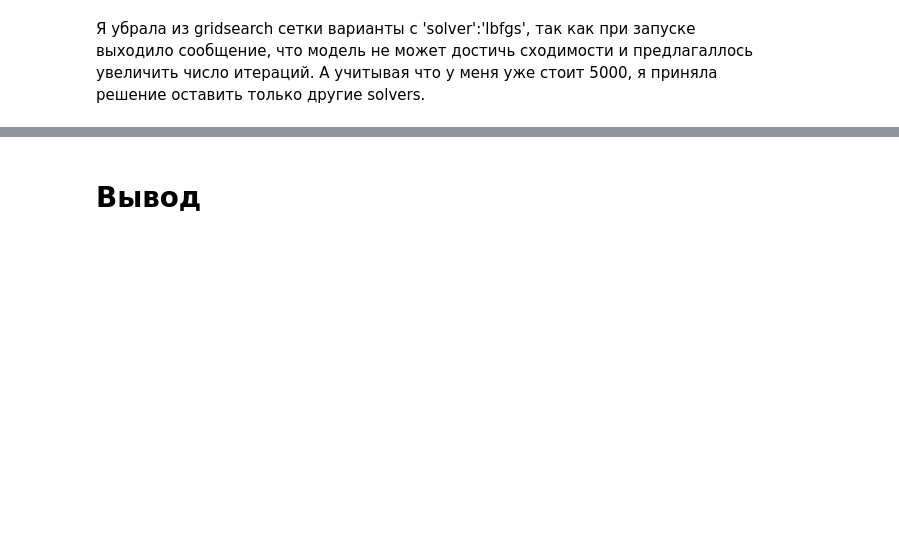
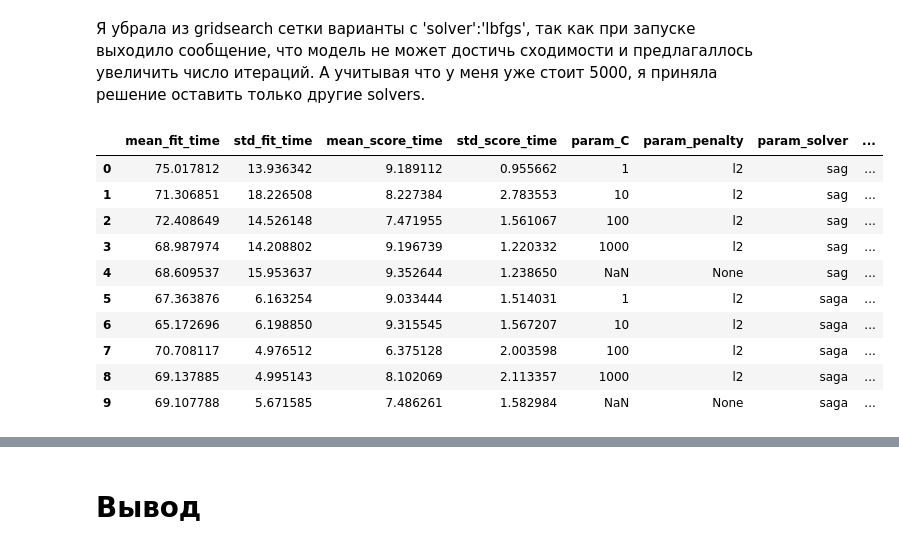
Before and after one commit to AV-BOLT/Masterskaya_2, a Jupyter notebook: Notebooks/determine_langlevel_by_subs.ipynb, the cells around one changed output, grey strips where cells are left out. Drawn from its saved outputs; the diff is of its cells as text; code cells hidden in the pictures; blank space fills up the shorter version.

Commit message:
поменяла параметры cv_grid(оставила только 2 solvers, добавила промежуточный этап поиска лучшего solver, проверила итоговую модель с лучшими гиперпараметрами на кроссвалидации)

```diff
--- a/Notebooks/determine_langlevel_by_subs.ipynb
+++ b/Notebooks/determine_langlevel_by_subs.ipynb
@@ -854,0 +840,11 @@ Accuracy: %.3f (%.3f) (0.7943223443223443, 0.09100205323761439)
+# %%
+solvers = ['lbfgs','newton-cg','sag', 'saga']
+# %%
+# выполнялась 11 мин
+for solver in solvers:
+  model.solver = solver
+  scores = cross_val_score(model,
+                          X_train,
+                          y_train,
+                          cv = 5)
+  print(f'''{solver} {mean(scores)}''')
@@ -855,13 +858,10 @@ Accuracy: %.3f (%.3f) (0.7943223443223443, 0.09100205323761439)
 # %%
 # сетка для поиска параметров
 param_grid = [
-  #{'solver':['lbfgs'], 'penalty':['l2'], 'C': [1, 10, 100, 1000], 'max_iter': [2000, 3000, 4000, 5000]},
- # {'solver':['lbfgs'], 'penalty':['none']},
-  {'solver':['newton-cg'], 'penalty':['l2'],'C':[1, 10, 100, 1000],'max_iter': [2000, 3000, 4000, 5000]},
-  {'solver':[ 'sag'], 'penalty':['l2'], 'C': [1, 10, 100, 1000],'max_iter': [2000, 3000, 4000, 5000]},
-  {'solver':[ 'sag'], 'penalty': [None],'max_iter': [2000, 3000, 4000, 5000]},
-  {'solver':[ 'saga'], 'penalty':['l2'], 'C': [1, 10, 100, 1000],'max_iter': [2000, 3000, 4000, 5000]},
-  {'solver':[ 'saga'], 'penalty': [None],'max_iter': [2000, 3000, 4000, 5000]}
+  {'solver':[ 'sag'], 'penalty':['l2'], 'C': [1, 10, 100, 1000]},
+  {'solver':[ 'sag'], 'penalty': [None]},
+  {'solver':[ 'saga'], 'penalty':['l2'], 'C': [1, 10, 100, 1000]},
+  {'solver':[ 'saga'], 'penalty': [None]}
  ]
 # %% [markdown]
 тюнингуем модель используя gridsearch для настройки гиперпараметров
@@ -871,7 +871,7 @@ param_grid = [
 %%time
 # Выбираем лучшие гиперпараметры
 grid_search = GridSearchCV(model,
-                           param_grid=param_grid,
-                           cv=cv)
+                           param_grid = param_grid,
+                           cv=5)
 # обучаем
 grid_search.fit(X_train, y_train)
@@ -880 +878,17 @@ print('hello')
+# %%
+# Получаем результаты работы модели
+results = grid_search.cv_results_
+pd.DataFrame.from_dict(results)
+# %% [output]
+|  | mean_fit_time | std_fit_time | mean_score_time | std_score_time | param_C | param_penalty | param_solver | ... |
+| 0 | 75.017812 | 13.936342 | 9.189112 | 0.955662 | 1 | l2 | sag | ... |
+| 1 | 71.306851 | 18.226508 | 8.227384 | 2.783553 | 10 | l2 | sag | ... |
+| 2 | 72.408649 | 14.526148 | 7.471955 | 1.561067 | 100 | l2 | sag | ... |
+| 3 | 68.987974 | 14.208802 | 9.196739 | 1.220332 | 1000 | l2 | sag | ... |
+| 4 | 68.609537 | 15.953637 | 9.352644 | 1.238650 | NaN | None | sag | ... |
+| 5 | 67.363876 | 6.163254 | 9.033444 | 1.514031 | 1 | l2 | saga | ... |
+| 6 | 65.172696 | 6.198850 | 9.315545 | 1.567207 | 10 | l2 | saga | ... |
+| 7 | 70.708117 | 4.976512 | 6.375128 | 2.003598 | 100 | l2 | saga | ... |
+| 8 | 69.137885 | 4.995143 | 8.102069 | 2.113357 | 1000 | l2 | saga | ... |
+| 9 | 69.107788 | 5.671585 | 7.486261 | 1.582984 | NaN | None | saga | ... |
 # %%
```
Also changed, not shown: parts of 26 cells of this notebook.
